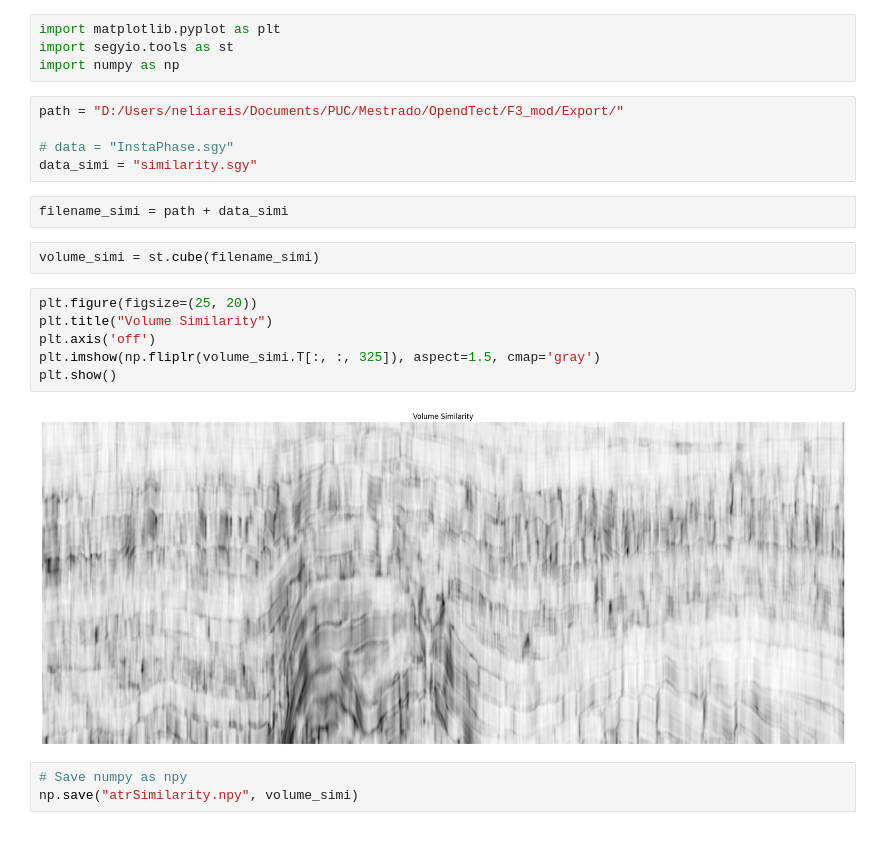
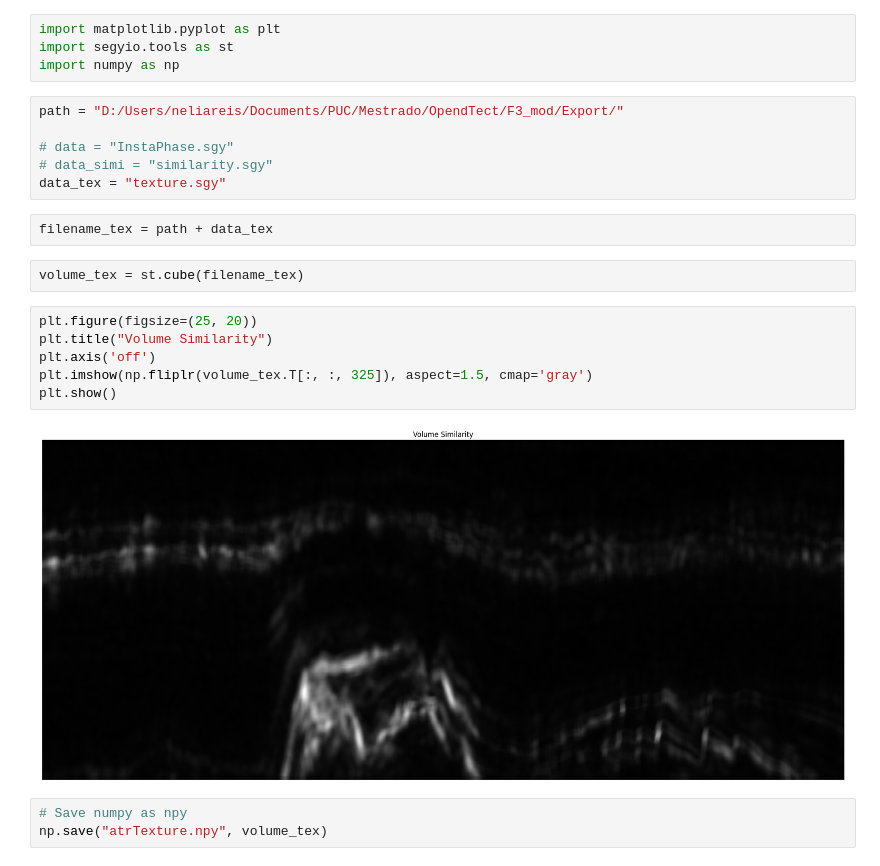
Before and after one commit to neliareis/multiple-attribute-analysis, a Jupyter notebook: sgy_to_npy.ipynb, the cells around one changed output. Saved outputs shown, nothing was run; the diff lists cells and outputs as text.

```diff
--- a/sgy_to_npy.ipynb
+++ b/sgy_to_npy.ipynb
@@ -6,19 +6,20 @@ import numpy as np
 path = "D:/Users/neliareis/Documents/PUC/Mestrado/OpendTect/F3_mod/Export/"
 
 # data = "InstaPhase.sgy"
-data_simi = "similarity.sgy"
+# data_simi = "similarity.sgy"
+data_tex = "texture.sgy"
-# %%
-filename_simi = path + data_simi
+# %%
+filename_tex = path + data_tex
 # %%
-volume_simi = st.cube(filename_simi)
+volume_tex = st.cube(filename_tex)
 # %%
 plt.figure(figsize=(25, 20))
 plt.title("Volume Similarity")
 plt.axis('off')
-plt.imshow(np.fliplr(volume_simi.T[:, :, 325]), aspect=1.5, cmap='gray')
+plt.imshow(np.fliplr(volume_tex.T[:, :, 325]), aspect=1.5, cmap='gray')
 plt.show()
 # %% [output]
-[figure, old version]
+[figure, new version]
 # %%
 # Save numpy as npy
-np.save("atrSimilarity.npy", volume_simi)
+np.save("atrTexture.npy", volume_tex)
```
Also changed, not shown: 1 other file.
